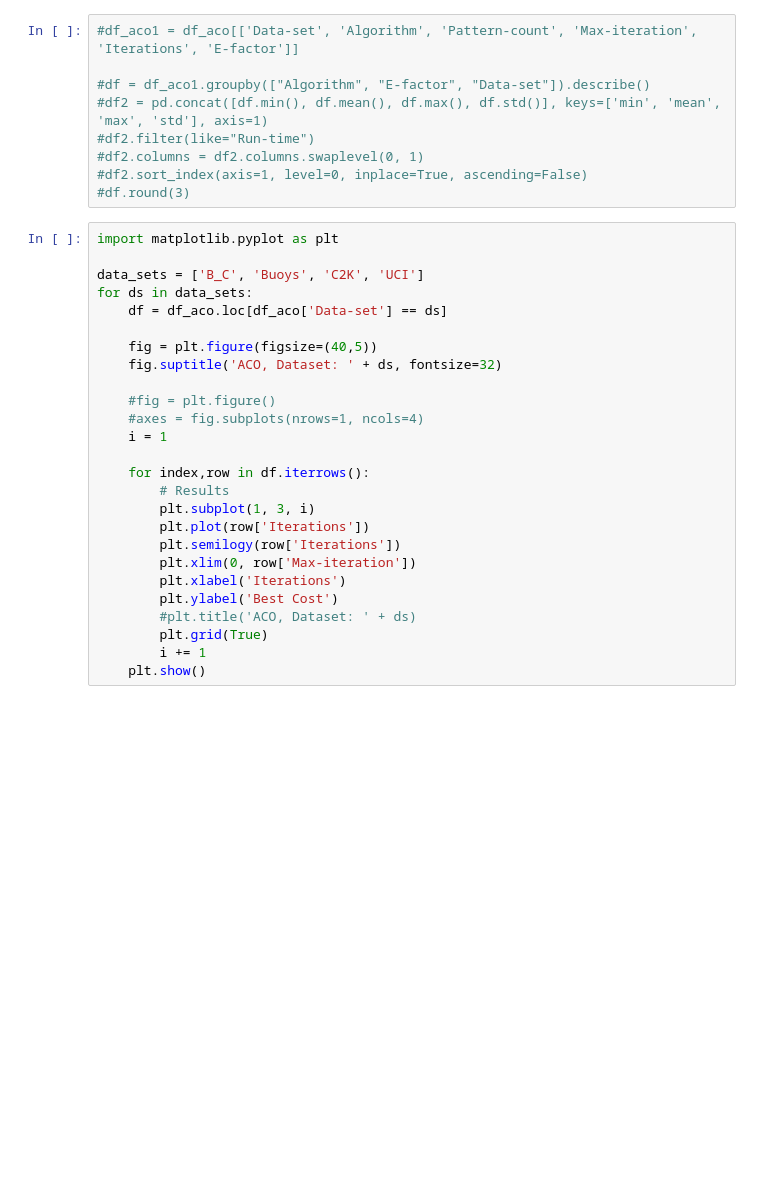
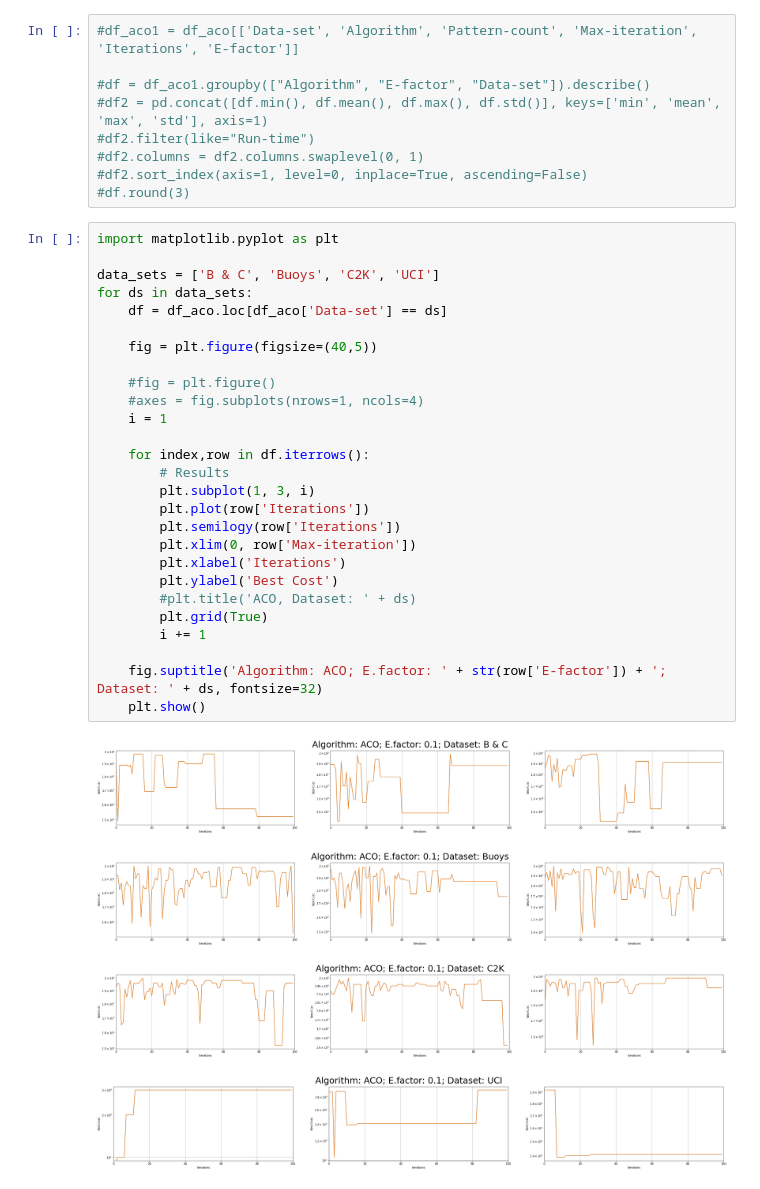
Before and after one commit to owuordickson/meso-hpc-lr, a Jupyter notebook: results/swarm/analysis.ipynb, the cells around one changed output. Saved outputs shown, nothing was run; the diff lists cells and outputs as text; blank space fills up the shorter version.

```diff
--- a/results/swarm/analysis.ipynb
+++ b/results/swarm/analysis.ipynb
@@ -70,26 +92,32 @@ df_aco
 # %%
 import matplotlib.pyplot as plt
 
-data_sets = ['B_C', 'Buoys', 'C2K', 'UCI']
+data_sets = ['B & C', 'Buoys', 'C2K', 'UCI']
 for ds in data_sets:
     df = df_aco.loc[df_aco['Data-set'] == ds]
 
     fig = plt.figure(figsize=(40,5))
-    fig.suptitle('ACO, Dataset: ' + ds, fontsize=32)
 
     #fig = plt.figure()
     #axes = fig.subplots(nrows=1, ncols=4)
     i = 1
 
     for index,row in df.iterrows():
         # Results
         plt.subplot(1, 3, i)
         plt.plot(row['Iterations'])
         plt.semilogy(row['Iterations'])
         plt.xlim(0, row['Max-iteration'])
         plt.xlabel('Iterations')
         plt.ylabel('Best Cost')
         #plt.title('ACO, Dataset: ' + ds)
         plt.grid(True)
         i += 1
+
+    fig.suptitle('Algorithm: ACO; E.factor: ' + str(row['E-factor']) + '; Dataset: ' + ds, fontsize=32)
     plt.show()
+# %% [output]
+[figure, added]
+[figure, added]
+[figure, added]
+[figure, added]
```
Also changed, not shown: parts of 2 cells of this notebook.
